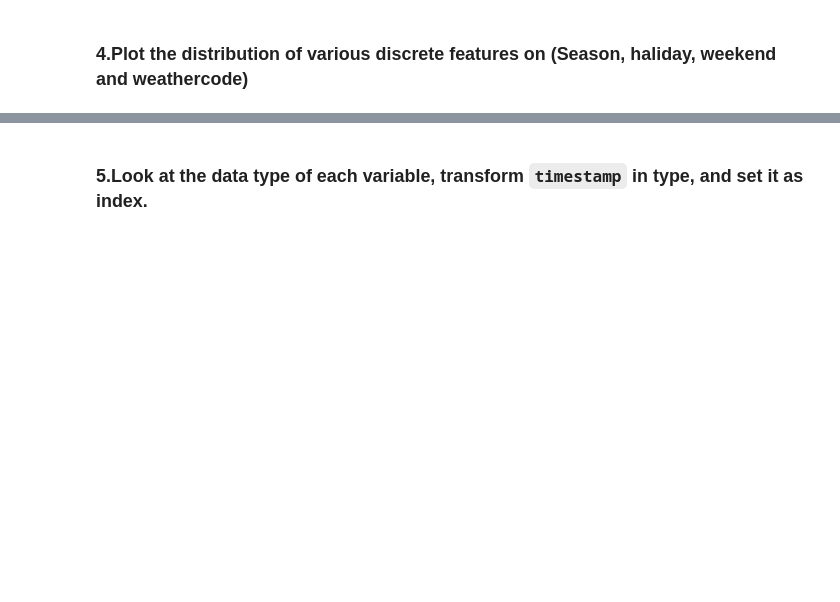
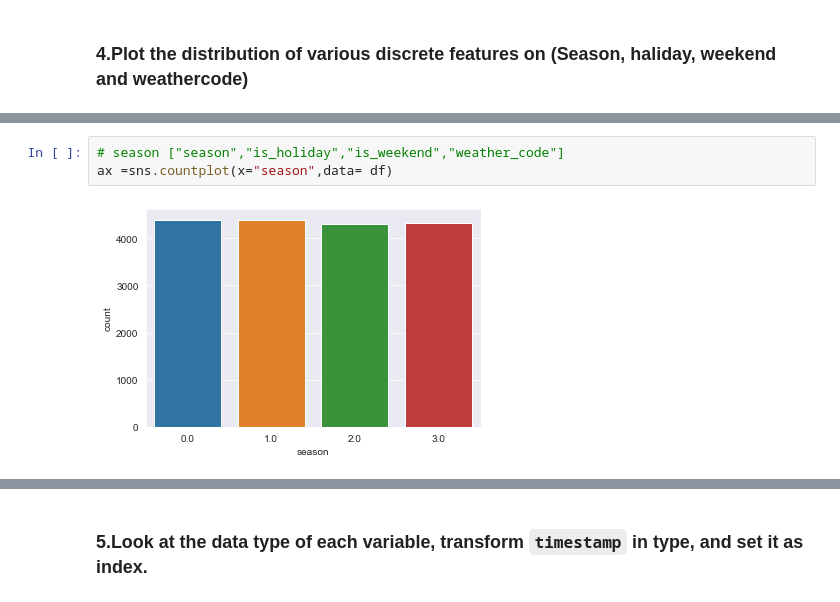
Before and after one commit to gerogeykp/Data-Science, a Jupyter notebook: DV_capstone_student.ipynb, the cells around one changed output, grey strips where cells are left out. Saved outputs shown, nothing was run; the diff lists cells and outputs as text; blank space fills up the shorter version.

```diff
--- a/DV_capstone_student.ipynb
+++ b/DV_capstone_student.ipynb
@@ -111,0 +100,5 @@ dtype: int64
+# %%
+# season ["season","is_holiday","is_weekend","weather_code"]
+ax =sns.countplot(x="season",data= df)
+# %% [output]
+[figure, added]
```
Also changed, not shown: parts of 64 cells of this notebook.
